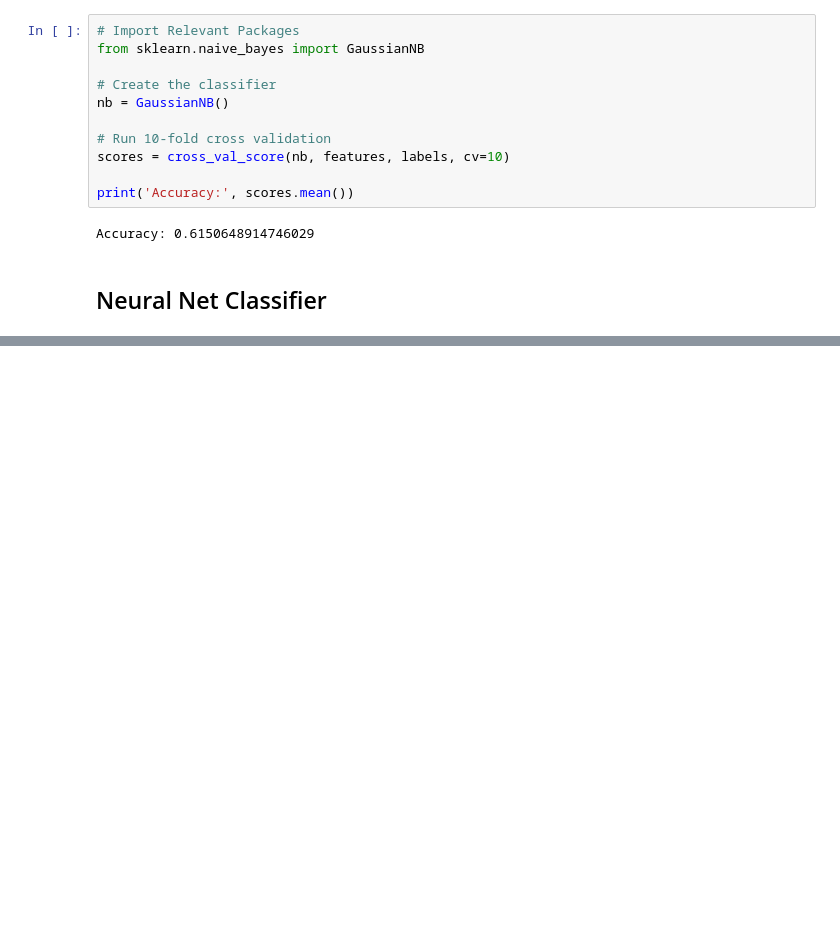
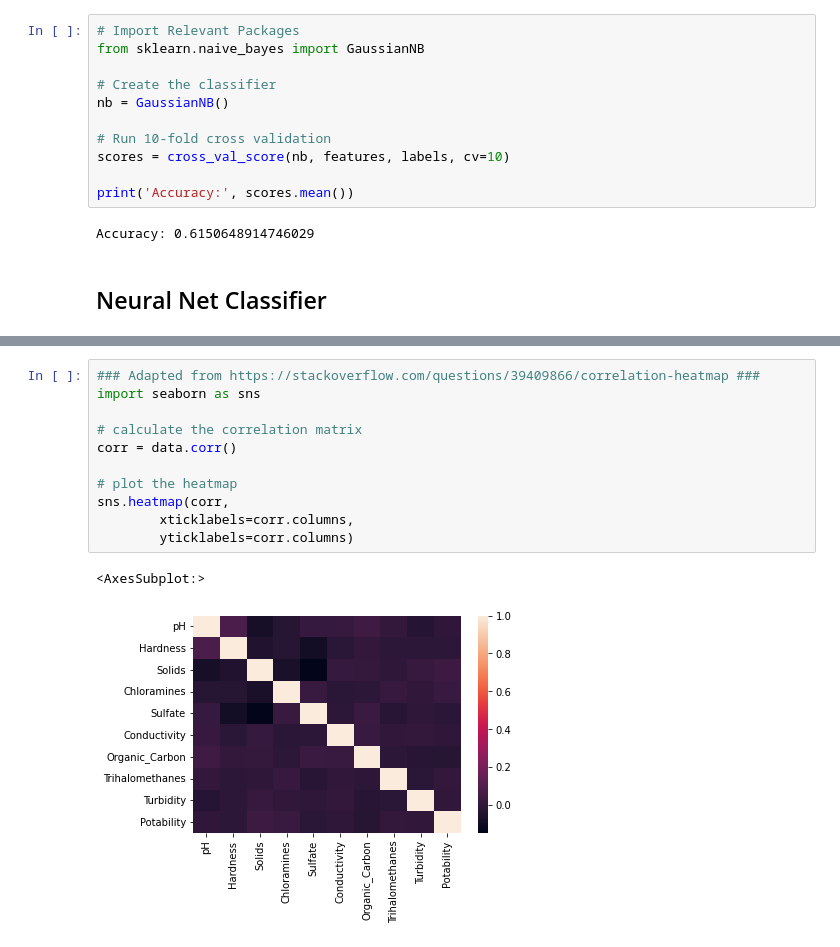
Before and after one commit to thomaspeavler/Water-Potability-Classifier, a Jupyter notebook: water-classifier.ipynb, the cells around one changed output, grey strips where cells are left out. Drawn from its saved outputs; the diff is of its cells as text; blank space fills up the shorter version.

```diff
--- a/water-classifier.ipynb
+++ b/water-classifier.ipynb
@@ -267,0 +291,14 @@ Accuracy: 0.6111111111111112
+# %%
+### Adapted from https://stackoverflow.com/questions/39409866/correlation-heatmap ###
+import seaborn as sns
+
+# calculate the correlation matrix
+corr = data.corr()
+
+# plot the heatmap
+sns.heatmap(corr,
+        xticklabels=corr.columns,
+        yticklabels=corr.columns)
+# %% [output]
+<AxesSubplot:>
+[figure, added]
```
Also changed, not shown: parts of 5 cells of this notebook.
